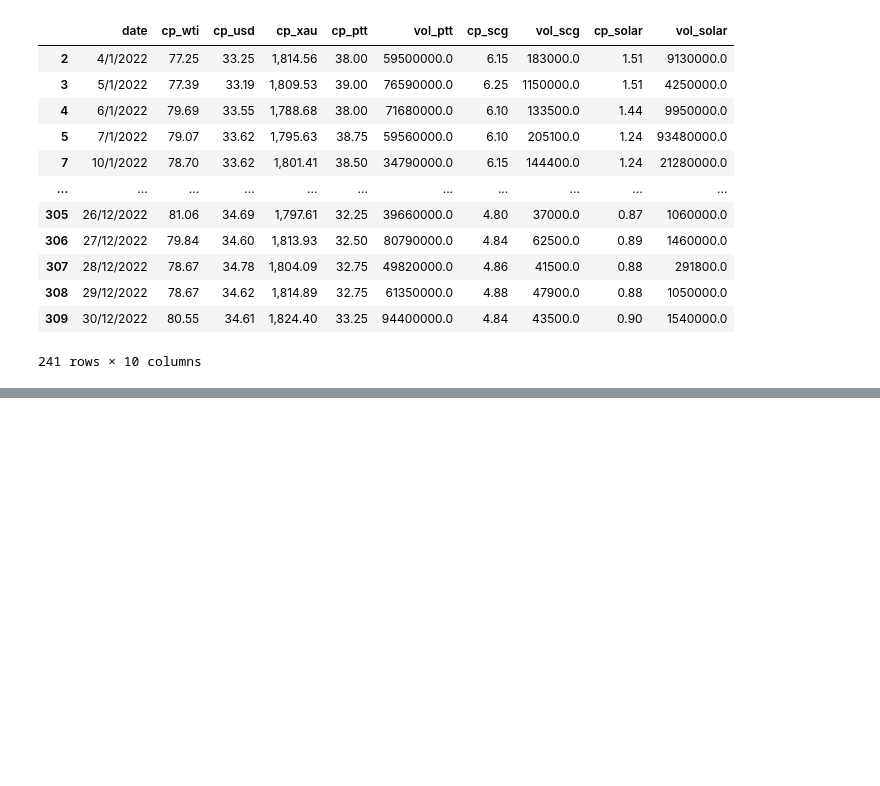
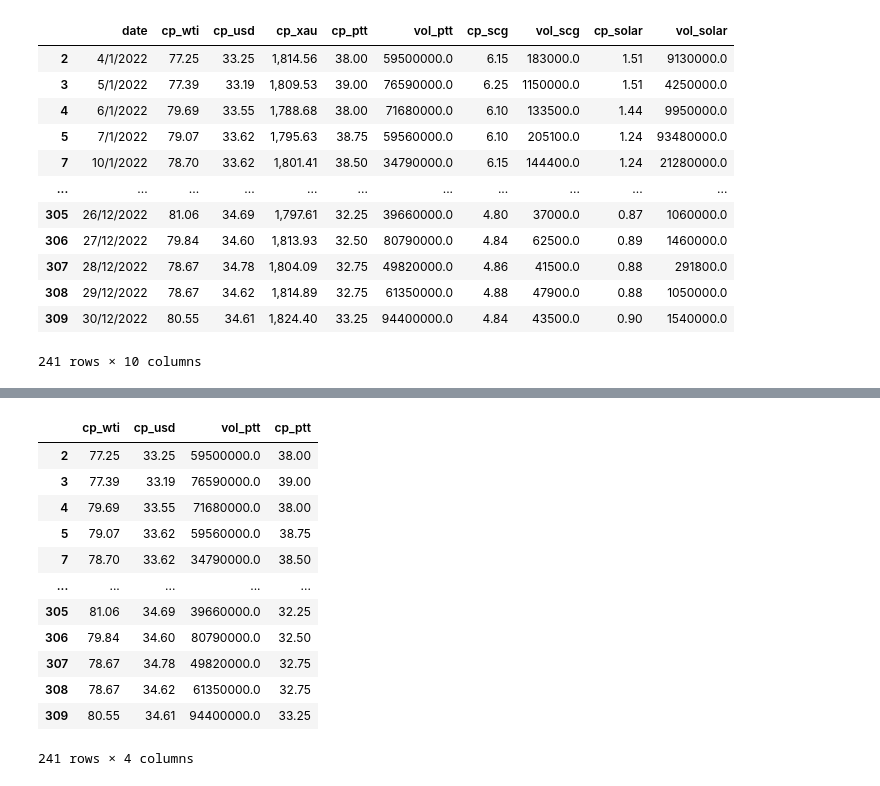
Before and after one commit to SAPUII/Project, a Jupyter notebook: Model.ipynb, the cells around one changed output, grey strips where cells are left out. Saved outputs shown, nothing was run; the diff lists cells and outputs as text; code cells hidden in the pictures; blank space fills up the shorter version.

```diff
--- a/Model.ipynb
+++ b/Model.ipynb
@@ -526,0 +686,18 @@ all_data.to_csv('Project_data.csv', index=False)
+# %%
+# เลือกคอลัมน์ที่ใช้ในการฝึกโมเดล
+data = all_data[['cp_wti', 'cp_usd','vol_ptt', 'cp_ptt']]
+data
+# %% [output]
+|  | cp_wti | cp_usd | vol_ptt | cp_ptt |
+| 2 | 77.25 | 33.25 | 59500000.0 | 38.00 |
+| 3 | 77.39 | 33.19 | 76590000.0 | 39.00 |
+| 4 | 79.69 | 33.55 | 71680000.0 | 38.00 |
+| 5 | 79.07 | 33.62 | 59560000.0 | 38.75 |
+| 7 | 78.70 | 33.62 | 34790000.0 | 38.50 |
+| ... | ... | ... | ... | ... |
+| 305 | 81.06 | 34.69 | 39660000.0 | 32.25 |
+| 306 | 79.84 | 34.60 | 80790000.0 | 32.50 |
+| 307 | 78.67 | 34.78 | 49820000.0 | 32.75 |
+| 308 | 78.67 | 34.62 | 61350000.0 | 32.75 |
+| 309 | 80.55 | 34.61 | 94400000.0 | 33.25 |
+241 rows × 4 columns
```
Also changed, not shown: parts of 23 cells of this notebook.
